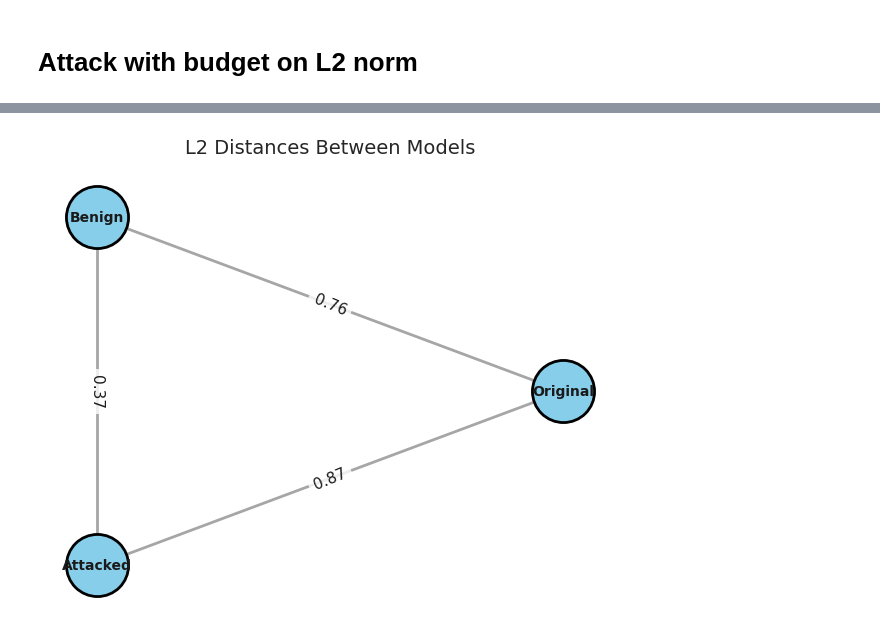
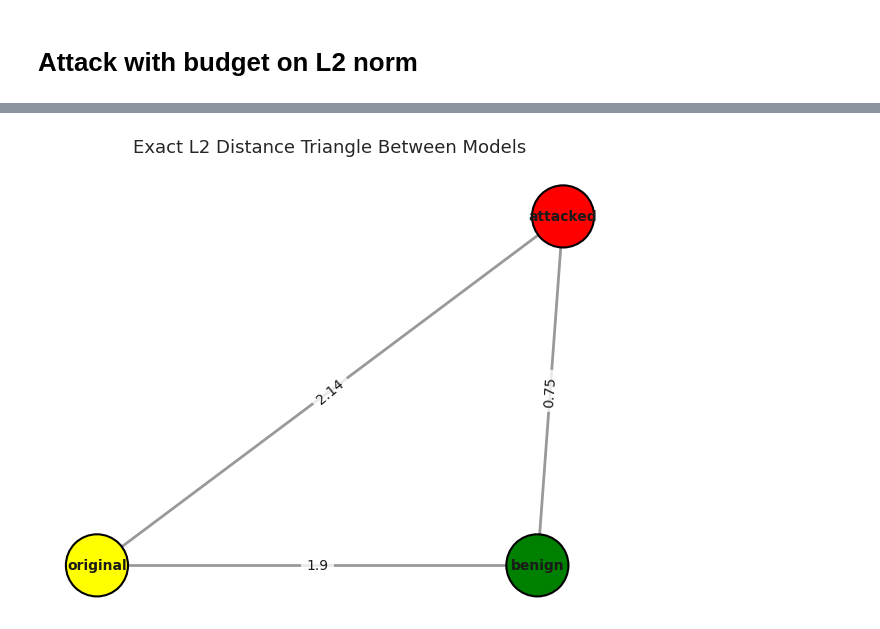
Before and after one commit to yangland/FedON, a Jupyter notebook: jupyter_notebooks/objective_definition.ipynb, the cells around one changed output, grey strips where cells are left out. Saved outputs shown, nothing was run; the diff lists cells and outputs as text; code cells hidden in the pictures.

```diff
--- a/jupyter_notebooks/objective_definition.ipynb
+++ b/jupyter_notebooks/objective_definition.ipynb
@@ -76,5 +74,10 @@ fl_data_dict, labels_per_client_dict, label_count_per_client_dict =\
                            dirichlet_alpha=100,
                            fl_train=train_data,
                            fl_class_num=10)
-train_loader = DataLoader(fl_data_dict[0], batch_size=32, shuffle=True, num_workers=0)
+
+# Combine datasets from clients 0 to 9
+combined_dataset = ConcatDataset([fl_data_dict[i] for i in range(10)])
+
+# Create a DataLoader for the combined dataset
+train_loader = DataLoader(combined_dataset, batch_size=32, shuffle=True, num_workers=0)
 # %%
@@ -102,7 +122,7 @@ def clone_model_params(model):
 
 # Helper: compute model update
 def compute_model_update(current_state, previous_state):
-    return {name: current_state[name] - previous_state[name] for name in current_state}
+    return {name: (current_state[name] - previous_state[name]).detach() for name in current_state}
 # %%
 # Initialize
 model_updates = {}  # store updates like {1: g_1, 2: g_2, ...}
@@ -477,0 +547,5 @@ l2_distances[19]
+# %%
+max_att_index = min(enumerate(attack_accuracy_list), key=lambda x: x[1])[0]
+max_attack_l2_dist = l2_distances[max_att_index]
+
+l2_distances
@@ -508,9 +600,8 @@ plt.show()
 # %%
-
 # Flatten the models
 original_flat = flatten_model(model0_sd)
 benign_flat = flatten_model(modelt.state_dict())
-attacked_flat = flatten_model(attacked_models[19].state_dict())
+attacked_flat = flatten_model(attacked_models[max_att_index].state_dict())
 
 models = [original_flat, benign_flat, attacked_flat]
 model_names = ["Original", "Benign", "Attacked"]
@@ -530,47 +621,63 @@ tensor([[0.0000, 0.7646, 0.8675],
 # %%
+import matplotlib.pyplot as plt
 import networkx as nx
+import torch
+import math
 
-# Your data
+# Distance matrix
 l2_matrix = l2_diff_matrix
+
+# Model names
+model_names = ['original', 'benign', 'attacked']
+model_types = {'original': 'original', 'benign': 'benign', 'attacked': 'attacked'}
+color_map = {'original': 'yellow', 'benign': 'green', 'attacked': 'red'}
+
+# Assign positions based on triangle geometry
+a = l2_matrix[0, 1].item()  # AB
+b = l2_matrix[0, 2].item()  # AC
+c = l2_matrix[1, 2].item()  # BC
+
+# Fix A at (0, 0), B at (a, 0), find C
+# Use cosine law to get angle at A
+cos_CAB = (a**2 + b**2 - c**2) / (2 * a * b)
+angle_CAB = math.acos(cos_CAB)
+
+# Coordinates
+pos = {
+    'original': (0, 0),
+    'benign': (a, 0),
+    'attacked': (b * math.cos(angle_CAB), b * math.sin(angle_CAB))
+}
 
 # Create graph
 G = nx.Graph()
-
-# Add nodes
 for name in model_names:
     G.add_node(name)
 
-# Add edges with rounded weights (2 decimal places)
+# Add edges with L2 distances
 for i in range(len(model_names)):
-    for j in range(i+1, len(model_names)):
-        rounded_weight = round(l2_matrix[i, j].item(), 2)  # Round to 2 decimals
-        G.add_edge(model_names[i], model_names[j], weight=rounded_weight)
+    for j in range(i + 1, len(model_names)):
+        G.add_edge(model_names[i], model_names[j], weight=round(l2_matrix[i, j].item(), 2))
 
-# Position nodes in a triangle
-pos = nx.circular_layout(G)
+# Draw
+node_colors = [color_map[model_types[name]] for name in model_names]
+plt.figure(figsize=(6, 5))
+nx.draw_networkx_nodes(G, pos, node_size=2000, node_color=node_colors, edgecolors='black', linewidths=1.5)
+nx.draw_networkx_labels(G, pos, font_size=10, font_weight='bold')
+nx.draw_networkx_edges(G, pos, width=2, edge_color='gray', alpha=0.8)
 
-# Draw nodes and labels
-plt.figure(figsize=(6, 5))
-nx.draw_networkx_nodes(G, pos, node_size=2000, node_color='skyblue', edgecolors='black', linewidths=2)
-nx.draw_networkx_labels(G, pos, font_size=10, font_weight='bold')
-
-# Draw edges with clean labels
-nx.draw_networkx_edges(G, pos, width=2, edge_color='gray', alpha=0.7)
 edge_labels = nx.get_edge_attributes(G, 'weight')
 nx.draw_networkx_edge_labels(
-    G, pos,
-    edge_labels=edge_labels,
-    font_size=11,
-    bbox=dict(facecolor='white', edgecolor='none', alpha=0.8)  # Clean background
+    G, pos, edge_labels=edge_labels, font_size=10,
+    bbox=dict(facecolor='white', edgecolor='none', alpha=0.8)
 )
 
-# Title and aesthetics
-plt.title("L2 Distances Between Models", pad=20, fontsize=14)
+plt.title("Exact L2 Distance Triangle Between Models", pad=20, fontsize=13)
 plt.axis('off')
 plt.tight_layout()
 plt.show()
 # %% [output]
-[figure, old version]
+[figure, new version]
 # %%
 # for each layer we test the sensitivity in regards of the attack
 
```
Also changed, not shown: parts of 23 cells of this notebook, 14 other files.
